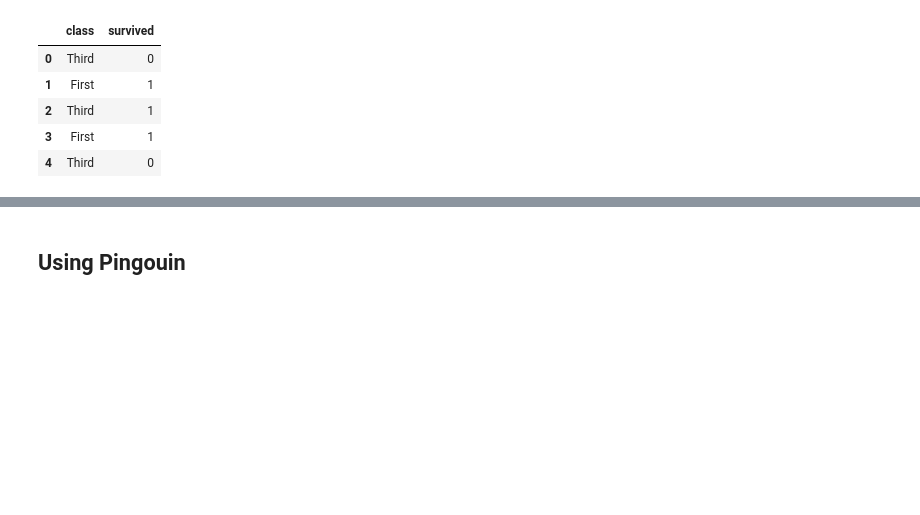
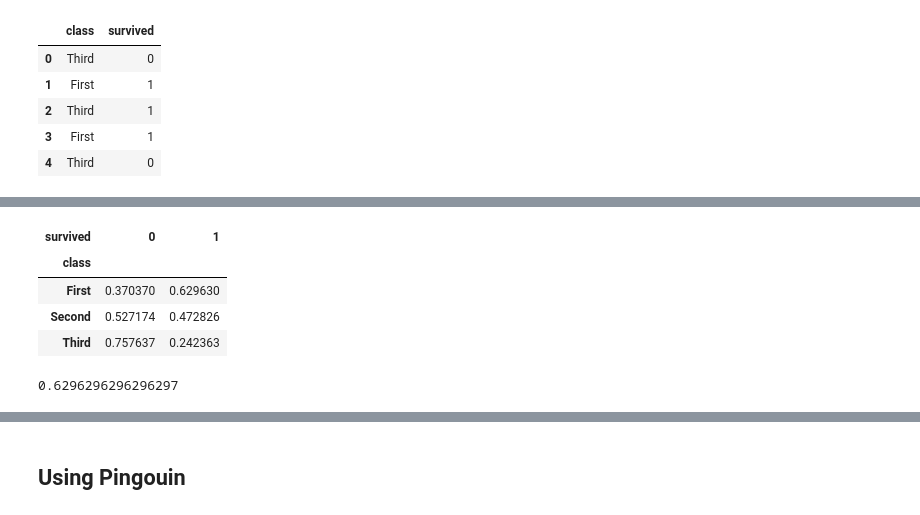
Before and after one commit to obeabi/Stats, a Jupyter notebook: Chi2_TestofIndependence.ipynb, the cells around one changed output, grey strips where cells are left out. Drawn from its saved outputs; the diff is of its cells as text; code cells hidden in the pictures; blank space fills up the shorter version.

```diff
--- a/Chi2_TestofIndependence.ipynb
+++ b/Chi2_TestofIndependence.ipynb
@@ -152,3 +160,18 @@ survival_counts
+# %%
+# What is the ratio of survival by class
+ratio = (survival_counts/survival_counts.sum(axis= 0)).T
+
+ratio
+# %% [output]
+| survived | 0 | 1 |
+| class |  |  |
+| First | 0.370370 | 0.629630 |
+| Second | 0.527174 | 0.472826 |
+| Third | 0.757637 | 0.242363 |
+# %%
+max(ratio.loc['First',1],ratio.loc['Second',1],ratio.loc['Third',1])
+# %% [output]
+0.6296296296296297
 # %%
 # perform a chi-squared test of independence
 chi2, pval, dof, exp_freq = chi2_contingency(survival_counts)
```
Also changed, not shown: parts of 19 cells of this notebook.
